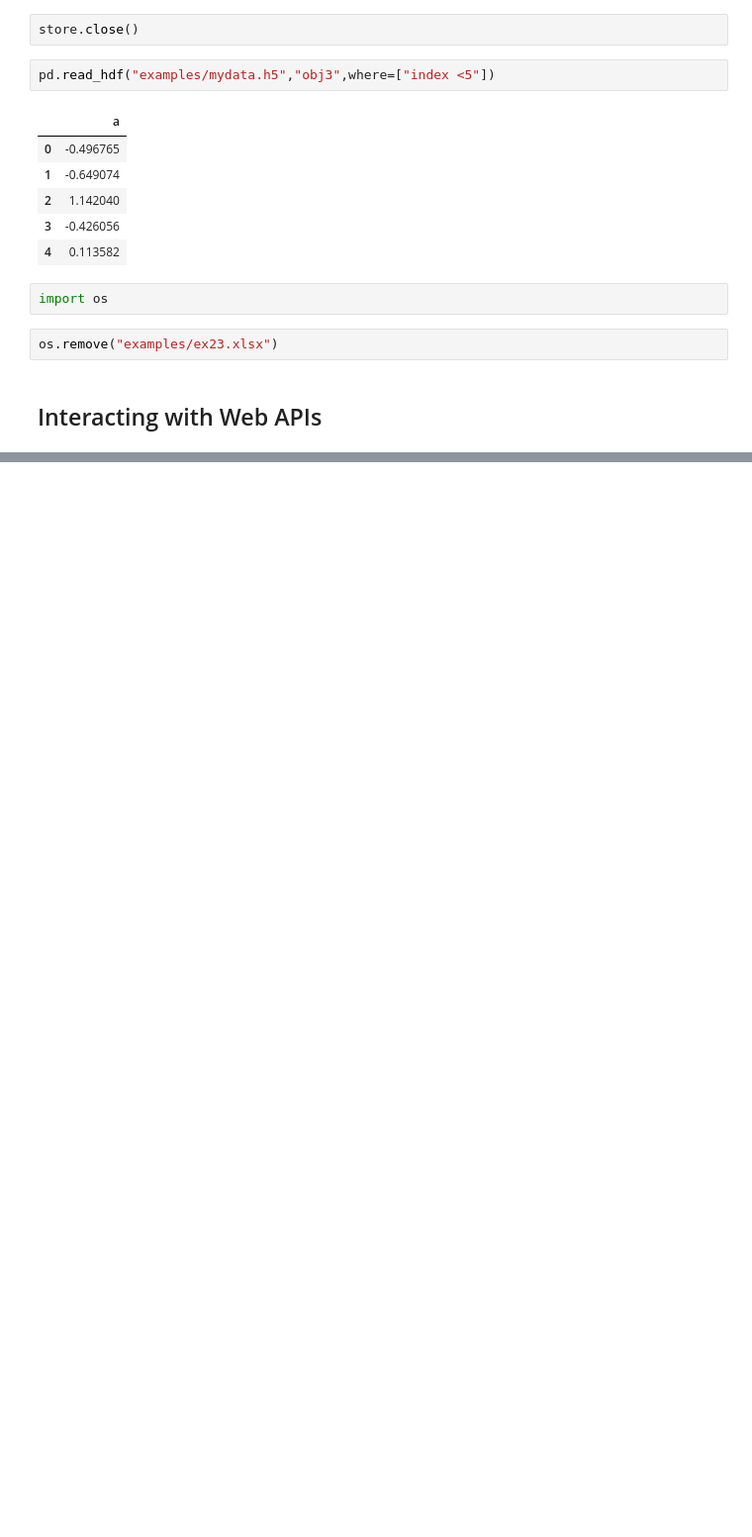
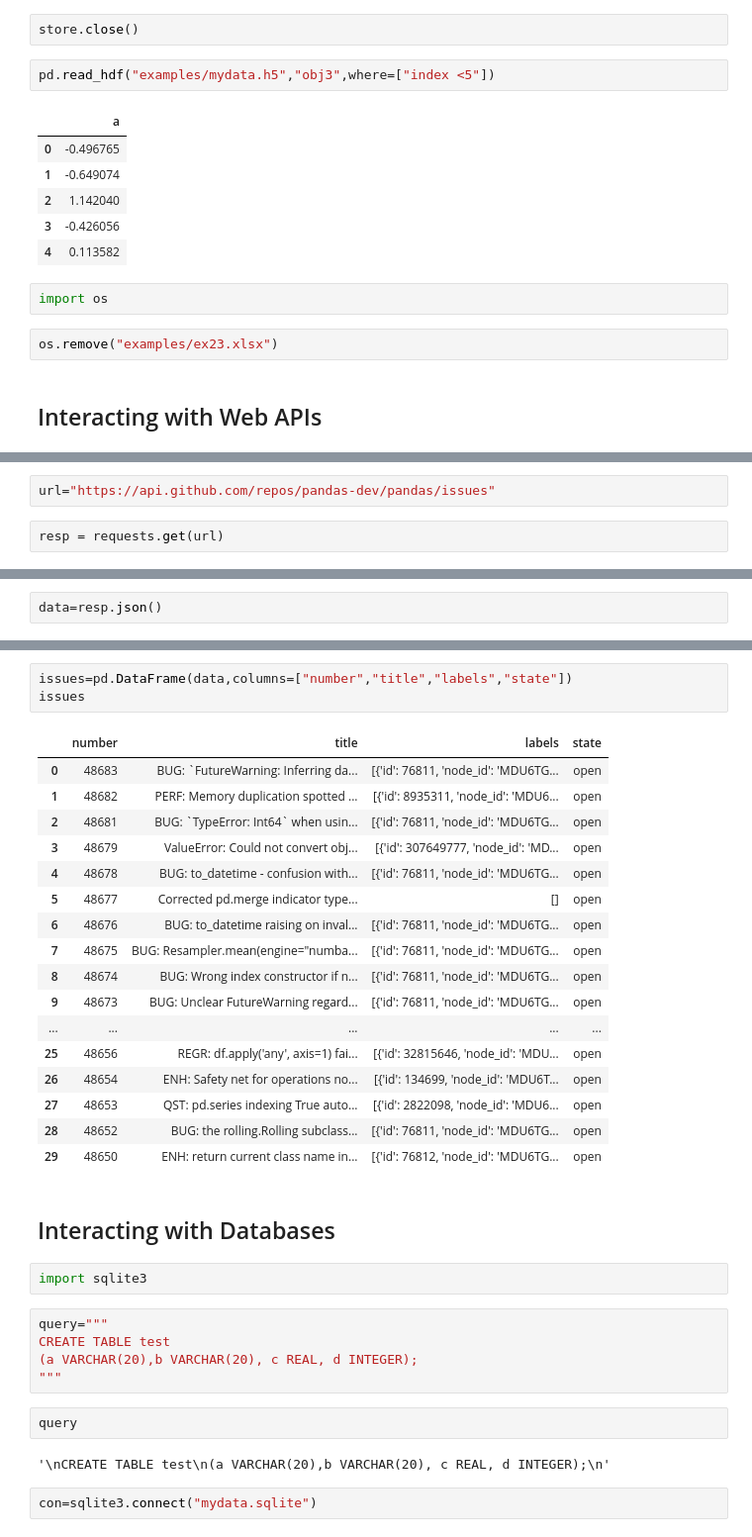
Before and after one commit to karimhbadr1/bookclub-py4da, a Jupyter notebook: Karim/Chapter06.ipynb, the cells around one changed output, grey strips where cells are left out. Shown at 99% size. Drawn from its saved outputs; the diff is of its cells as text; blank space fills up the shorter version.

```diff
--- a/Karim/Chapter06.ipynb
+++ b/Karim/Chapter06.ipynb
@@ -921,0 +925,4 @@ os.remove("examples/ex23.xlsx")
+# %%
+url="https://api.github.com/repos/pandas-dev/pandas/issues"
+# %%
+resp = requests.get(url)
@@ -921,0 +935,2 @@ os.remove("examples/ex23.xlsx")
+# %%
+data=resp.json()
@@ -921,0 +961,36 @@ os.remove("examples/ex23.xlsx")
+# %%
+issues=pd.DataFrame(data,columns=["number","title","labels","state"])
+issues
+# %% [output]
+|  | number | title | labels | state |
+| 0 | 48683 | BUG: `FutureWarning: Inferring da... | [{'id': 76811, 'node_id': 'MDU6TG... | open |
+| 1 | 48682 | PERF: Memory duplication spotted ... | [{'id': 8935311, 'node_id': 'MDU6... | open |
+| 2 | 48681 | BUG: `TypeError: Int64` when usin... | [{'id': 76811, 'node_id': 'MDU6TG... | open |
+| 3 | 48679 | ValueError: Could not convert obj... | [{'id': 307649777, 'node_id': 'MD... | open |
+| 4 | 48678 | BUG: to_datetime - confusion with... | [{'id': 76811, 'node_id': 'MDU6TG... | open |
+| 5 | 48677 | Corrected pd.merge indicator type... | [] | open |
+| 6 | 48676 | BUG: to_datetime raising on inval... | [{'id': 76811, 'node_id': 'MDU6TG... | open |
+| 7 | 48675 | BUG: Resampler.mean(engine="numba... | [{'id': 76811, 'node_id': 'MDU6TG... | open |
+| 8 | 48674 | BUG: Wrong index constructor if n... | [{'id': 76811, 'node_id': 'MDU6TG... | open |
+| 9 | 48673 | BUG: Unclear FutureWarning regard... | [{'id': 76811, 'node_id': 'MDU6TG... | open |
+| ... | ... | ... | ... | ... |
+| 25 | 48656 | REGR: df.apply('any', axis=1) fai... | [{'id': 32815646, 'node_id': 'MDU... | open |
+| 26 | 48654 | ENH: Safety net for operations no... | [{'id': 134699, 'node_id': 'MDU6T... | open |
+| 27 | 48653 | QST: pd.series indexing True auto... | [{'id': 2822098, 'node_id': 'MDU6... | open |
+| 28 | 48652 | BUG: the rolling.Rolling subclass... | [{'id': 76811, 'node_id': 'MDU6TG... | open |
+| 29 | 48650 | ENH: return current class name in... | [{'id': 76812, 'node_id': 'MDU6TG... | open |
+# %% [markdown]
+## Interacting with Databases
+# %%
+import sqlite3
+# %%
+query="""
+CREATE TABLE test
+(a VARCHAR(20),b VARCHAR(20), c REAL, d INTEGER);
+"""
+# %%
+query
+# %% [output]
+'\nCREATE TABLE test\n(a VARCHAR(20),b VARCHAR(20), c REAL, d INTEGER);\n'
+# %%
+con=sqlite3.connect("mydata.sqlite")
```
Also changed, not shown: parts of 30 cells of this notebook, 2 other files.
